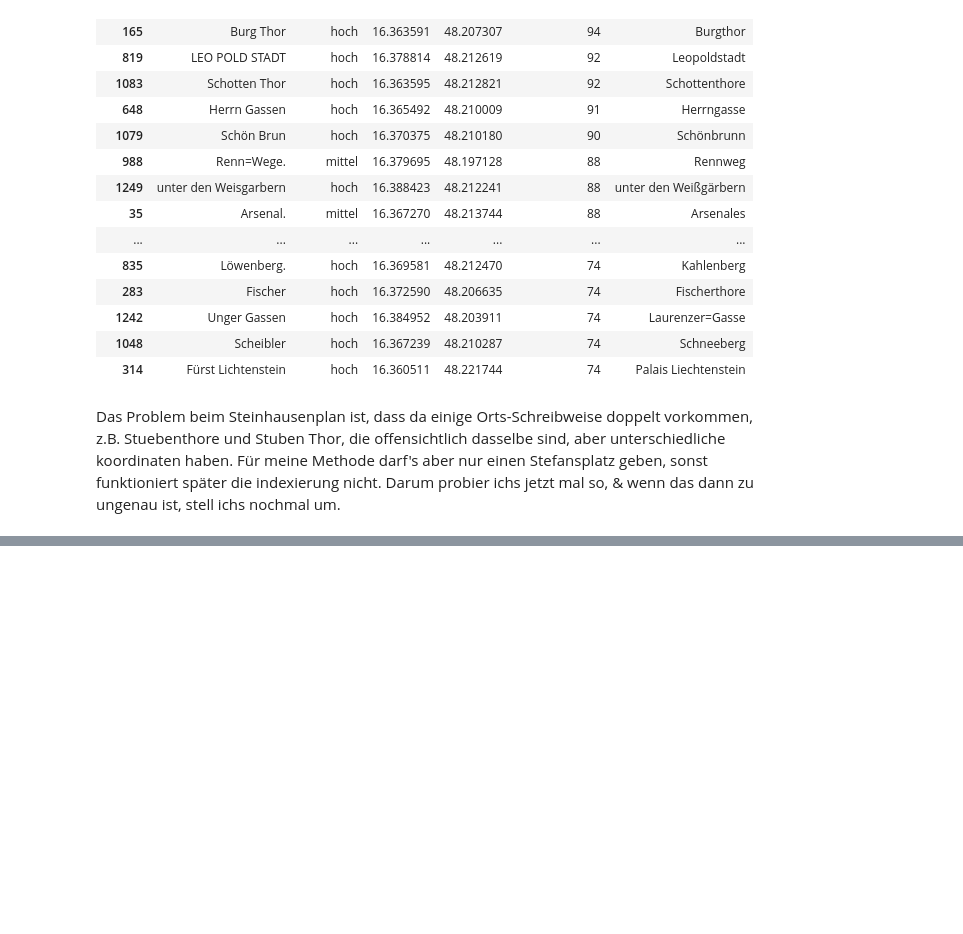
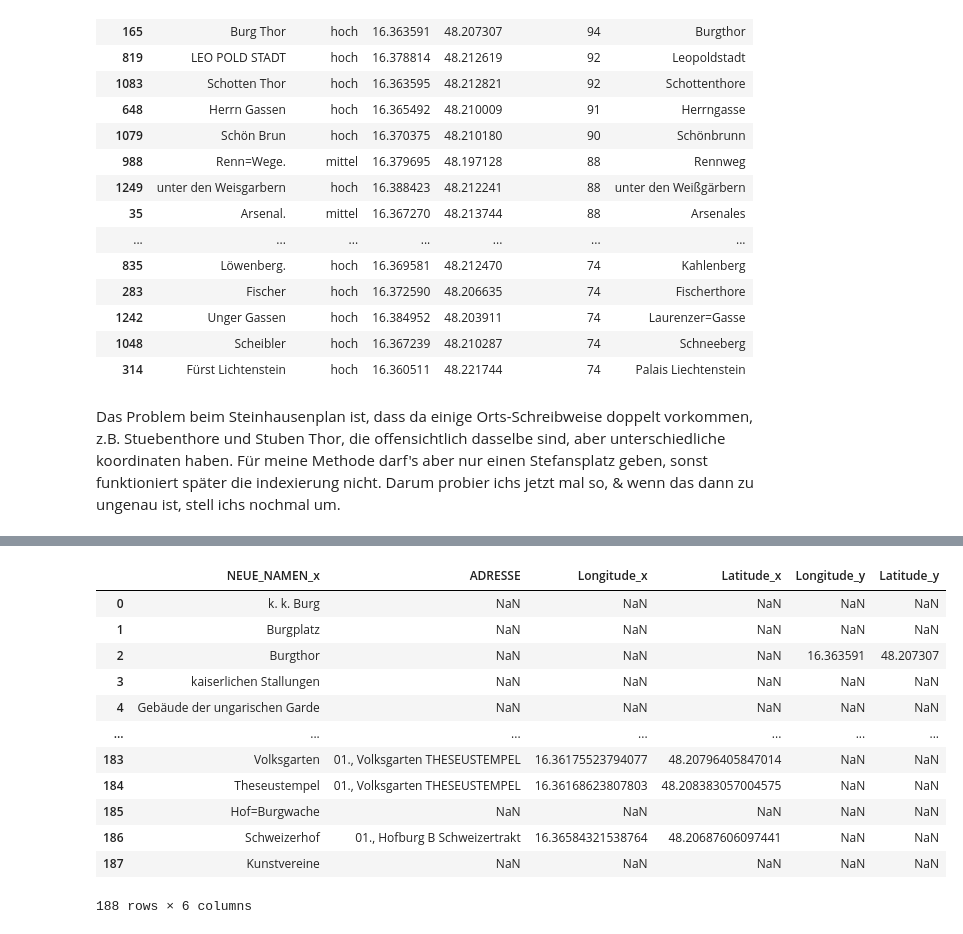
Before and after one commit to Sarah-lab-13/DataScienceProject, a Jupyter notebook: Wegbeschreibung_Sonntag.ipynb, the cells around one changed output, grey strips where cells are left out. Saved outputs shown, nothing was run; the diff lists cells and outputs as text; code cells hidden in the pictures; blank space fills up the shorter version.

```diff
--- a/Wegbeschreibung_Sonntag.ipynb
+++ b/Wegbeschreibung_Sonntag.ipynb
@@ -350,0 +343,24 @@ Steinhausen_choice.to_csv('Data/Steinhausen_Sonntag_coord.csv', sep=',', index=F
+# %%
+place_coord['SHAPE'] = place_coord['SHAPE'].str.replace(r'\)', '', regex=True)
+# %%
+place_coord[['Longitude', 'Latitude']] = place_coord['SHAPE'].str.extract('(\d+.\d+)\s(\d+.\d+)', expand=True)
+# %%
+joined_places = pd.merge(place_coord, Steinhausen_choice, left_index=True, right_index=True)
+# %%
+joined_places = joined_places.drop(columns=["NEUE_NAMEN_y", "SHAPE"])
+# %%
+joined_places
+# %% [output]
+|  | NEUE_NAMEN_x | ADRESSE | Longitude_x | Latitude_x | Longitude_y | Latitude_y |
+| 0 | k. k. Burg | NaN | NaN | NaN | NaN | NaN |
+| 1 | Burgplatz | NaN | NaN | NaN | NaN | NaN |
+| 2 | Burgthor | NaN | NaN | NaN | 16.363591 | 48.207307 |
+| 3 | kaiserlichen Stallungen | NaN | NaN | NaN | NaN | NaN |
+| 4 | Gebäude der ungarischen Garde | NaN | NaN | NaN | NaN | NaN |
+| ... | ... | ... | ... | ... | ... | ... |
+| 183 | Volksgarten | 01., Volksgarten THESEUSTEMPEL | 16.36175523794077 | 48.20796405847014 | NaN | NaN |
+| 184 | Theseustempel | 01., Volksgarten THESEUSTEMPEL | 16.36168623807803 | 48.208383057004575 | NaN | NaN |
+| 185 | Hof=Burgwache | NaN | NaN | NaN | NaN | NaN |
+| 186 | Schweizerhof | 01., Hofburg B Schweizertrakt | 16.36584321538764 | 48.20687606097441 | NaN | NaN |
+| 187 | Kunstvereine | NaN | NaN | NaN | NaN | NaN |
+188 rows × 6 columns
```
Also changed, not shown: parts of 38 cells of this notebook, 15 other files.
